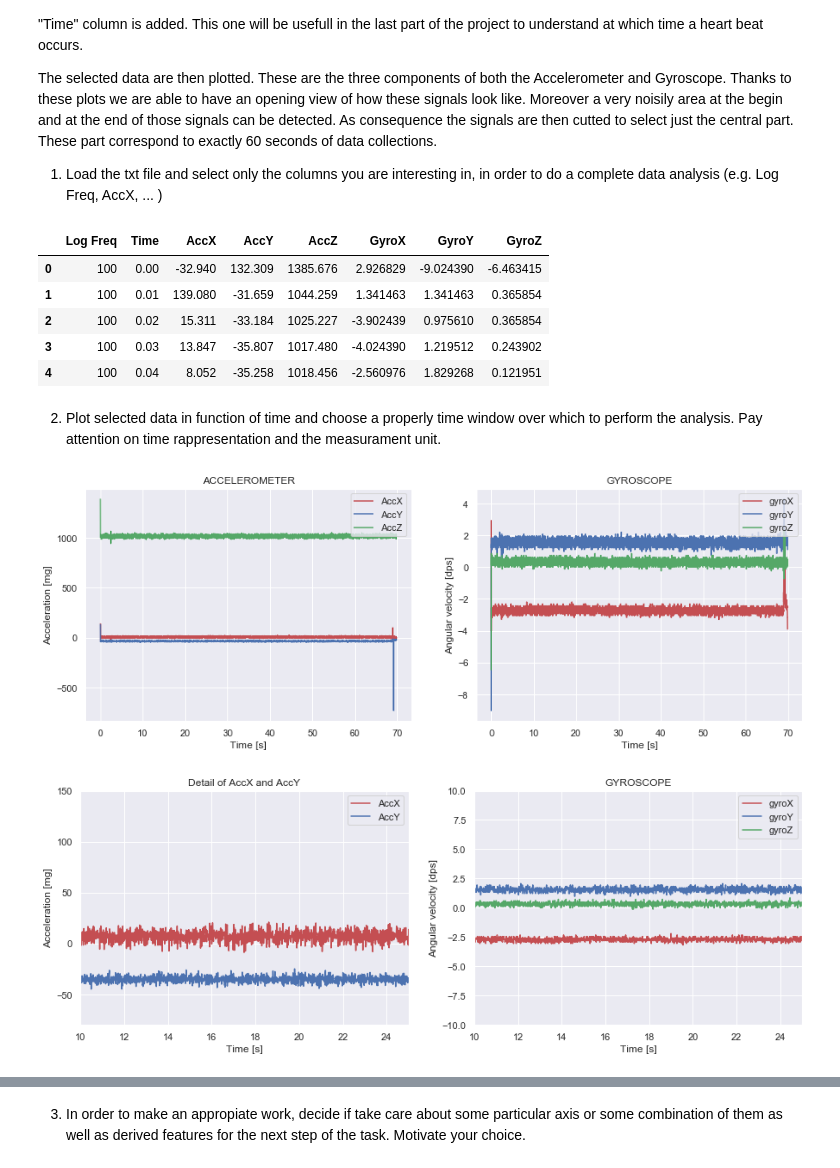
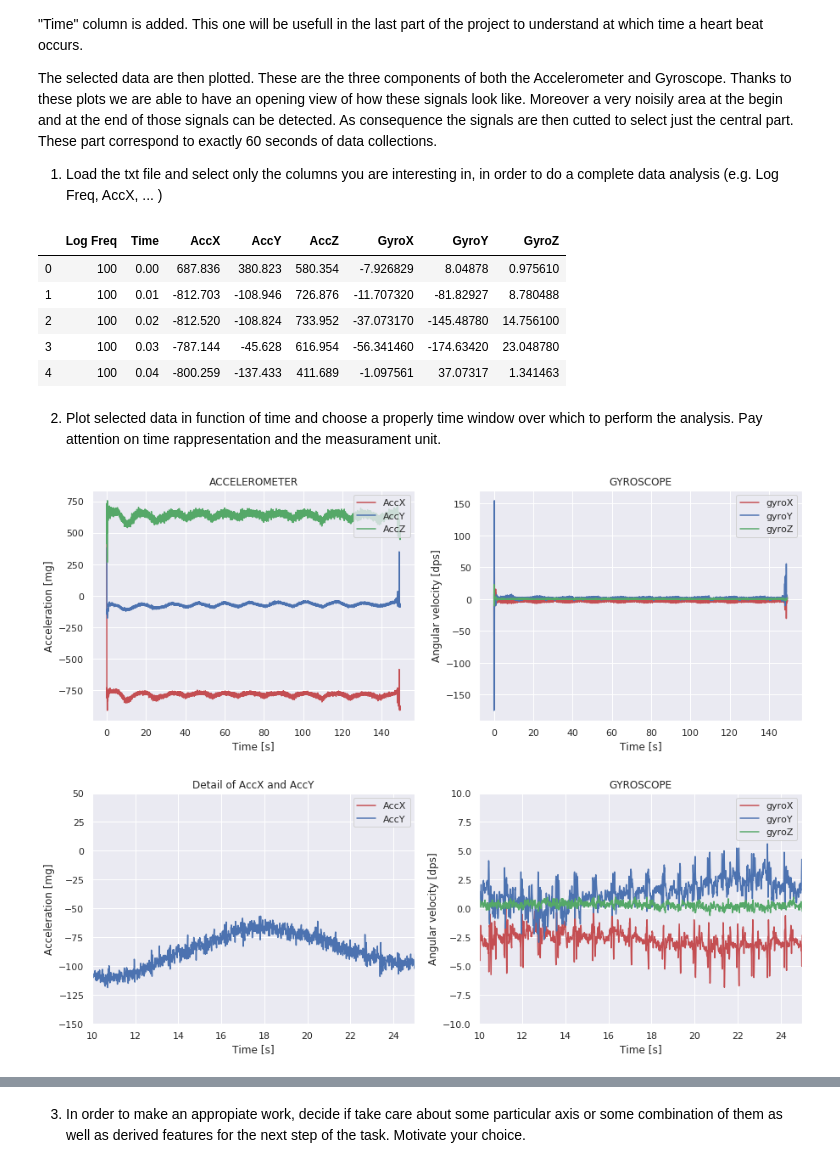
Before and after one commit to CrostaBot/HeartRateEstimation, a Jupyter notebook: BCG.ipynb, the cells around one changed output, grey strips where cells are left out. Cells and saved outputs as stored; diff of their text form; code cells hidden in the pictures.

```diff
--- a/BCG.ipynb
+++ b/BCG.ipynb
@@ -38,7 +38,7 @@ The selected data are then plotted. These are the three components of both the A
 1. Load the txt file and select only the columns you are interesting in, in order to do a complete data analysis (e.g. Log Freq, AccX, ... )
 # %%
 ###### IMPORT DATA #######
-file_name = "3_Subject_sitting_chair.txt"
+file_name = "4_Chest_sweater.txt"
 
 # creation of a DataFrame containing the whole dataset
 df_chair = pd.DataFrame(pd.read_csv(file_name, sep = "\t", header = 0))
@@ -63,18 +63,16 @@ df_chair.insert(1, "Time", time)
 df_chair.head()
 # %% [output]
 |  | Log Freq | Time | AccX | AccY | AccZ | GyroX | GyroY | GyroZ |
-| 0 | 100 | 0.00 | -32.940 | 132.309 | 1385.676 | 2.926829 | -9.024390 | -6.463415 |
-| 1 | 100 | 0.01 | 139.080 | -31.659 | 1044.259 | 1.341463 | 1.341463 | 0.365854 |
-| 2 | 100 | 0.02 | 15.311 | -33.184 | 1025.227 | -3.902439 | 0.975610 | 0.365854 |
-| 3 | 100 | 0.03 | 13.847 | -35.807 | 1017.480 | -4.024390 | 1.219512 | 0.243902 |
-| 4 | 100 | 0.04 | 8.052 | -35.258 | 1018.456 | -2.560976 | 1.829268 | 0.121951 |
+| 0 | 100 | 0.00 | 687.836 | 380.823 | 580.354 | -7.926829 | 8.04878 | 0.975610 |
+| 1 | 100 | 0.01 | -812.703 | -108.946 | 726.876 | -11.707320 | -81.82927 | 8.780488 |
+| 2 | 100 | 0.02 | -812.520 | -108.824 | 733.952 | -37.073170 | -145.48780 | 14.756100 |
+| 3 | 100 | 0.03 | -787.144 | -45.628 | 616.954 | -56.341460 | -174.63420 | 23.048780 |
+| 4 | 100 | 0.04 | -800.259 | -137.433 | 411.689 | -1.097561 | 37.07317 | 1.341463 |
 # %% [markdown]
 2. Plot selected data in function of time and choose a properly time window over which to perform the analysis. Pay attention on time rappresentation and the measurament unit.
 # %%
 ##### PLOT OF THE DATA #####
-matplotlib.rcParams['mathtext.fontset'] = 'cm'
-matplotlib.rcParams['font.family'] = 'STIXGeneral'
-sns.set()
+
 # create the subplots
 figure, axis = plt.subplots(1,2, figsize = (15,5))
 
@@ -94,33 +92,33 @@ axis[1].plot(time,gyroZ,'g',label = 'gyroZ')
 axis[1].set_xlabel('Time [s]')
 axis[1].set_ylabel('Angular velocity [dps]')
 axis[1].set_title('GYROSCOPE')
 axis[1].legend(loc = 1)
 
 # create the subplots for a detail of the previous ones
 figure, axis = plt.subplots(1,2, figsize = (15,5))
 
 # plot a detail of the accelerometer plot
 axis[0].plot(time,accX,'r',label = 'AccX')
 axis[0].plot(time,accY,'b',label = 'AccY')
 axis[0].set_xlabel('Time [s]')
 axis[0].set_ylabel('Acceleration [mg]')
 axis[0].set_title('Detail of AccX and AccY')
-axis[0].set_ylim([-80,150])
+axis[0].set_ylim([-150,50])
 axis[0].set_xlim([10,25])
 axis[0].legend(loc = 1)
 
 # plot a detail of the gyroscope plot
 axis[1].plot(time,gyroX,'r',label = 'gyroX')
 axis[1].plot(time,gyroY,'b',label = 'gyroY')
 axis[1].plot(time,gyroZ,'g',label = 'gyroZ')
 axis[1].set_xlabel('Time [s]')
 axis[1].set_ylabel('Angular velocity [dps]')
 axis[1].set_title('GYROSCOPE')
 axis[1].set_ylim([-10,10])
 axis[1].set_xlim([10,25])
 axis[1].legend(loc = 1)
 
 plt.show()
 # %% [output]
-[figure, old version]
+[figure, new version]
-[figure, old version]
+[figure, new version]
```
Also changed, not shown: parts of 16 cells of this notebook, 1 other file.
